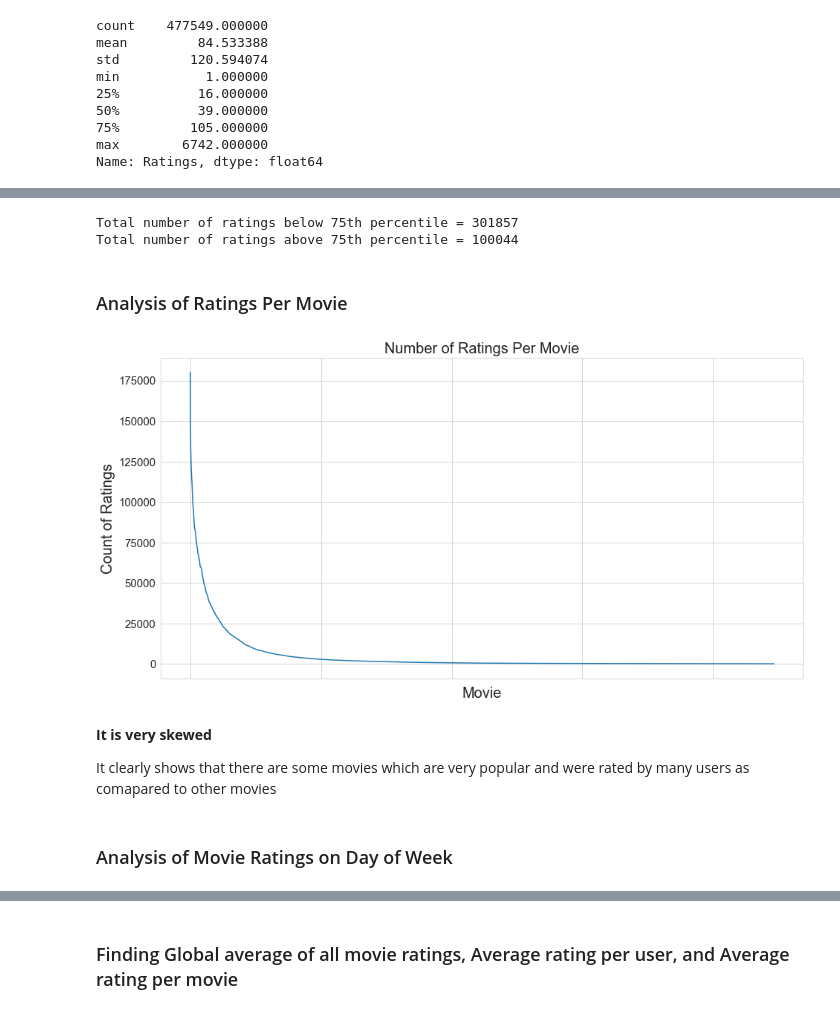
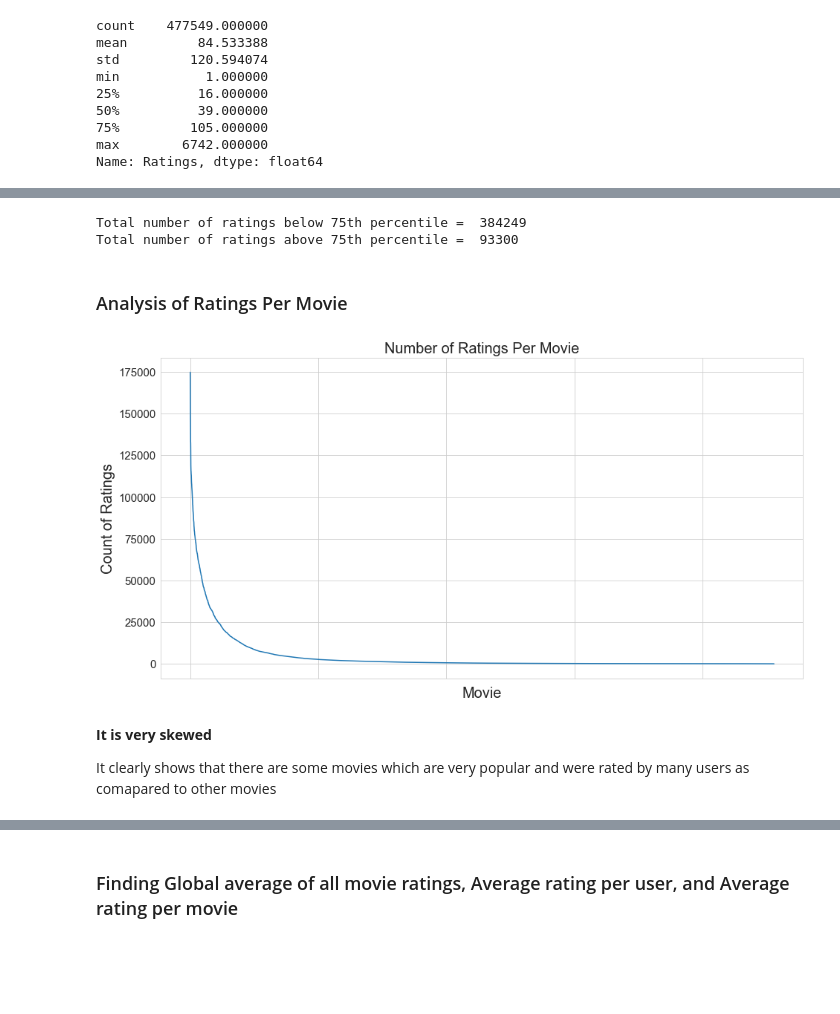
Before and after one commit to SaihaMohammed/Netflix-Recommendation, a Jupyter notebook: Netflix_Movie_Recommendation.ipynb, the cells around one changed output, grey strips where cells are left out. Drawn from its saved outputs; the diff is of its cells as text; code cells hidden in the pictures; blank space fills up the shorter version.

```diff
--- a/Netflix_Movie_Recommendation.ipynb
+++ b/Netflix_Movie_Recommendation.ipynb
@@ -438,28 +492,26 @@ quantiles[::5]
 Name: Ratings, dtype: float64
 # %%
-print("Total number of ratings below 75th percentile = "+str(sum(no_of_rated_movies_per_user.values<=133)))
-print("Total number of ratings above 75th percentile = "+str(sum(no_of_rated_movies_per_user.values>133)))
+print("Total number of ratings below 75th percentile = ",sum(Number_of_rated_movies_per_user.values<=133))
+print("Total number of ratings above 75th percentile = ",sum(Number_of_rated_movies_per_user.values>133))
 # %% [output]
-Total number of ratings below 75th percentile = 301857
-Total number of ratings above 75th percentile = 100044
+Total number of ratings below 75th percentile =  384249
+Total number of ratings above 75th percentile =  93300
 # %% [markdown]
 ### Analysis of Ratings Per Movie
 # %%
-no_of_ratings_per_movie = Train_Data.groupby(by = "MovieID")["Ratings"].count().sort_values(ascending = False)
+Number_of_rated_movies_per_Movie = Train_Data.groupby(by = "MovieID")["Ratings"].count().sort_values(ascending = False)
 # %%
 fig = plt.figure(figsize = (12, 6))
 axes = fig.add_axes([0.1,0.1,1,1])
 plt.title("Number of Ratings Per Movie", fontsize = 20)
 plt.xlabel("Movie", fontsize = 20)
 plt.ylabel("Count of Ratings", fontsize = 20)
-plt.plot(no_of_ratings_per_movie.values)
+plt.plot(Number_of_rated_movies_per_Movie.values)
 plt.tick_params(labelsize = 15)
 axes.set_xticklabels([])
 plt.show()
 # %% [output]
-[figure, old version]
+[figure, new version]
 # %% [markdown]
 <b>It is very skewed</b>
 <p>It clearly shows that there are some movies which are very popular and were rated by many users as comapared to other movies</p>
-# %% [markdown]
-### Analysis of Movie Ratings on Day of Week
```
Also changed, not shown: parts of 110 cells of this notebook.
